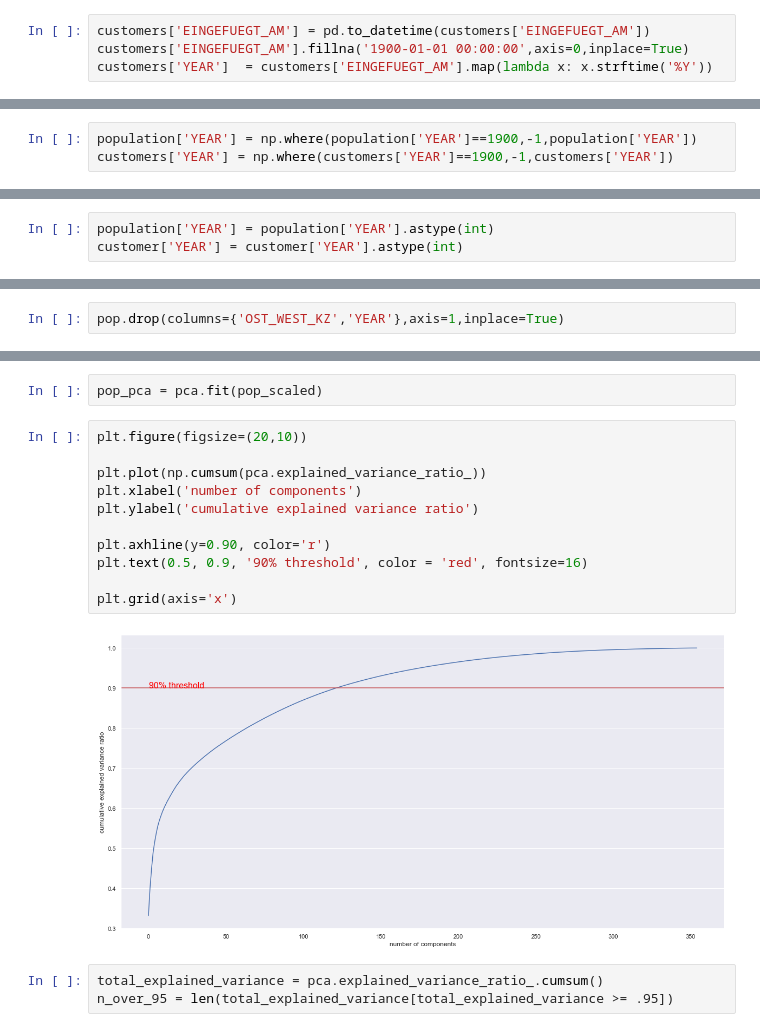
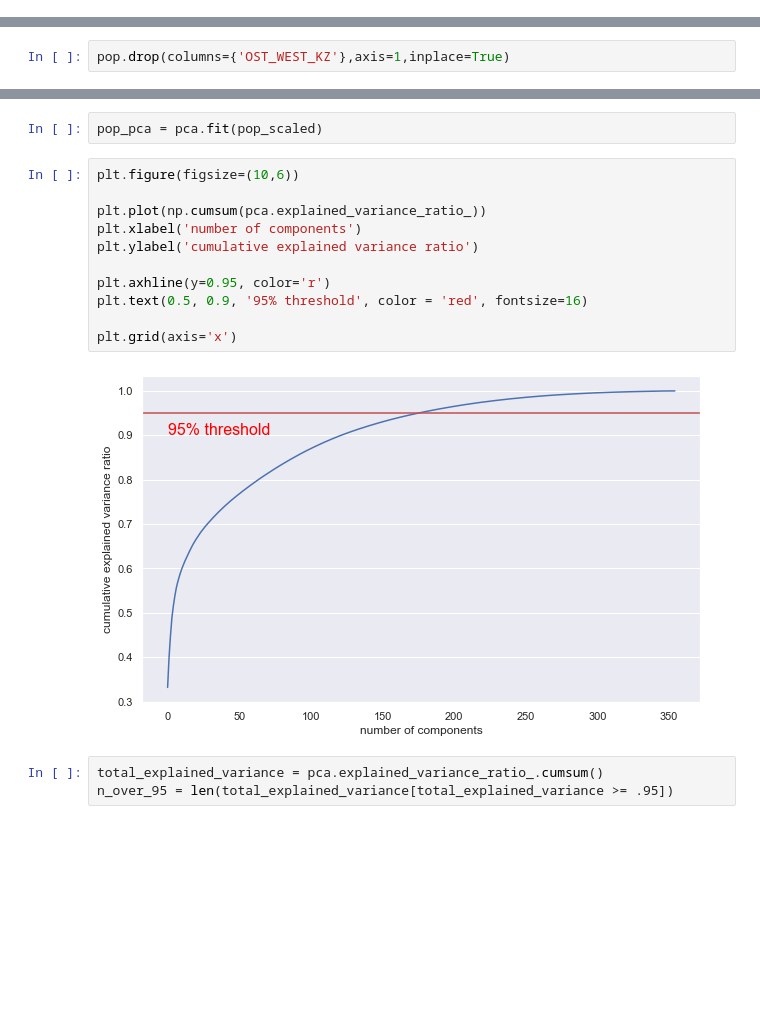
Before and after one commit to asyagadz/arvato_customers_analysis, a Jupyter notebook: notebooks/01.01.-ag-cluster-classification.ipynb, the cells around one changed output, grey strips where cells are left out. Cells and saved outputs as stored; diff of their text form; blank space fills up the shorter version.

```diff
--- a/notebooks/01.01.-ag-cluster-classification.ipynb
+++ b/notebooks/01.01.-ag-cluster-classification.ipynb
@@ -658,4 +627,0 @@ Name: YEAR, dtype: int64
-# %%
-customers['EINGEFUEGT_AM'] = pd.to_datetime(customers['EINGEFUEGT_AM'])
-customers['EINGEFUEGT_AM'].fillna('1900-01-01 00:00:00',axis=0,inplace=True)
-customers['YEAR']  = customers['EINGEFUEGT_AM'].map(lambda x: x.strftime('%Y'))
@@ -695,9 +658,6 @@ col_list_2 = ['GREEN_AVANTGARDE', 'SHOPPER_TYP']
 for col in col_list_2:
     population[col] = np.where(population[col]==9,-1,population[col])
     customers[col] = np.where(customers[col]==9,-1,customers[col])
-# %%
-population['YEAR'] = np.where(population['YEAR']==1900,-1,population['YEAR'])
-customers['YEAR'] = np.where(customers['YEAR']==1900,-1,customers['YEAR'])
 # %% [markdown]
 #### Exploring some of the main distinguishers within the customers of Arvato
 # %%
@@ -830,9 +790,6 @@ The pipeline will handle the following tasks:
 #### 2.4.1.Categorical variable encoding
 # %%
 customer = customers.drop(columns={'CUSTOMER_GROUP','ONLINE_PURCHASE','PRODUCT_GROUP'},axis=1).copy()
-# %%
-population['YEAR'] = population['YEAR'].astype(int)
-customer['YEAR'] = customer['YEAR'].astype(int)
 # %%
 population.describe(include='object')
 # %% [output]
@@ -880,5 +837,5 @@ Index(['LNR', 'AGER_TYP', 'AKT_DAT_KL', 'ALTER_HH', 'ALTERSKATEGORIE_FEIN',
 # %%
-pop.drop(columns={'OST_WEST_KZ','YEAR'},axis=1,inplace=True)
+pop.drop(columns={'OST_WEST_KZ'},axis=1,inplace=True)
 # %%
 cust_enc = pd.get_dummies(customer['OST_WEST_KZ'])
 cust = pd.merge(customer,cust_enc,right_index=True,left_index=True)
@@ -956,18 +911,18 @@ pca = PCA()
 # %%
 pop_pca = pca.fit(pop_scaled)
 # %%
-plt.figure(figsize=(20,10))
+plt.figure(figsize=(10,6))
 
 plt.plot(np.cumsum(pca.explained_variance_ratio_))
 plt.xlabel('number of components')
 plt.ylabel('cumulative explained variance ratio')
 
-plt.axhline(y=0.90, color='r')
-plt.text(0.5, 0.9, '90% threshold', color = 'red', fontsize=16)
+plt.axhline(y=0.95, color='r')
+plt.text(0.5, 0.9, '95% threshold', color = 'red', fontsize=16)
 
 plt.grid(axis='x')
 # %% [output]
-[figure, old version]
+[figure, new version]
 # %%
 total_explained_variance = pca.explained_variance_ratio_.cumsum()
 n_over_95 = len(total_explained_variance[total_explained_variance >= .95])
```
Also changed, not shown: parts of 27 cells of this notebook.
